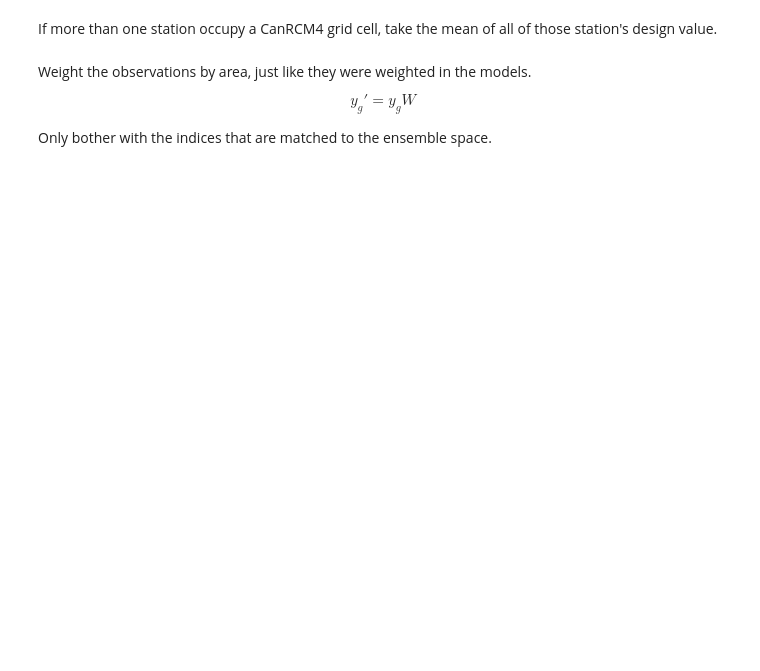
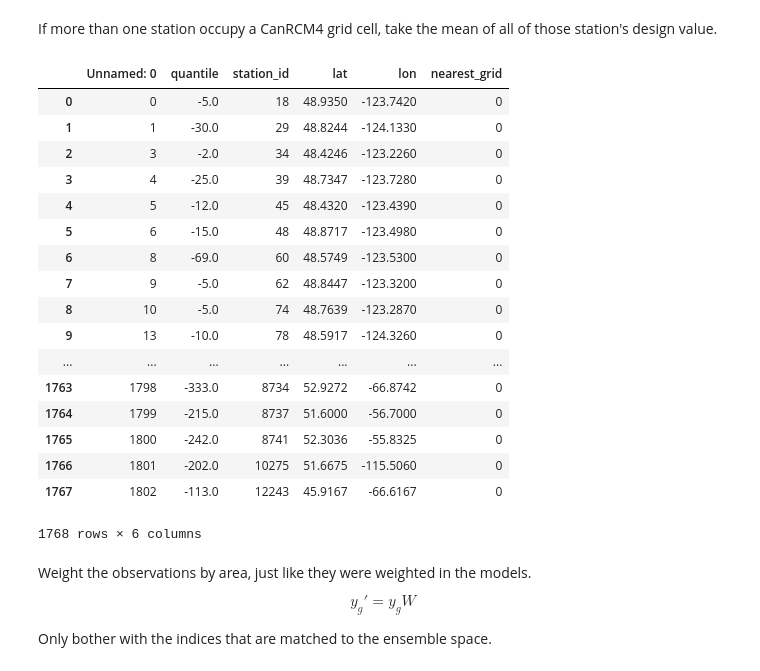
Before and after one commit to pacificclimate/climpyrical, a Jupyter notebook: Python/testing.ipynb, the cells around one changed output. Saved outputs shown, nothing was run; the diff lists cells and outputs as text; code cells hidden in the pictures; blank space fills up the shorter version.

```diff
--- a/Python/testing.ipynb
+++ b/Python/testing.ipynb
@@ -37,4 +54,5 @@ tas
 # %% [markdown]
 load the land mask
 # %%
-mask = load_land_mask('./mask.nc')
+#mask = load_land_mask('./mask.nc')
+mask
@@ -159,10 +205,31 @@ If more than one station occupy a CanRCM4 grid cell, take the mean of all of tho
 # %%
 #df = df[df['completeness']>0.7]
 ndf = df['quantile'].groupby(df['nearest_grid']).mean()
 
 # create an array containing the indices in ensemble space
 # of the corresponding observed design values
 match_ens_obs_idx = np.asarray(ndf.index)
+
+df
+# %% [output]
+|  | Unnamed: 0 | quantile | station_id | lat | lon | nearest_grid |
+| 0 | 0 | -5.0 | 18 | 48.9350 | -123.7420 | 0 |
+| 1 | 1 | -30.0 | 29 | 48.8244 | -124.1330 | 0 |
+| 2 | 3 | -2.0 | 34 | 48.4246 | -123.2260 | 0 |
+| 3 | 4 | -25.0 | 39 | 48.7347 | -123.7280 | 0 |
+| 4 | 5 | -12.0 | 45 | 48.4320 | -123.4390 | 0 |
+| 5 | 6 | -15.0 | 48 | 48.8717 | -123.4980 | 0 |
+| 6 | 8 | -69.0 | 60 | 48.5749 | -123.5300 | 0 |
+| 7 | 9 | -5.0 | 62 | 48.8447 | -123.3200 | 0 |
+| 8 | 10 | -5.0 | 74 | 48.7639 | -123.2870 | 0 |
+| 9 | 13 | -10.0 | 78 | 48.5917 | -124.3260 | 0 |
+| ... | ... | ... | ... | ... | ... | ... |
+| 1763 | 1798 | -333.0 | 8734 | 52.9272 | -66.8742 | 0 |
+| 1764 | 1799 | -215.0 | 8737 | 51.6000 | -56.7000 | 0 |
+| 1765 | 1800 | -242.0 | 8741 | 52.3036 | -55.8325 | 0 |
+| 1766 | 1801 | -202.0 | 10275 | 51.6675 | -115.5060 | 0 |
+| 1767 | 1802 | -113.0 | 12243 | 45.9167 | -66.6167 | 0 |
+1768 rows × 6 columns
 # %% [markdown]
 Weight the observations by area, just like they were weighted in the models.
 
```
Also changed, not shown: parts of 24 cells of this notebook.
